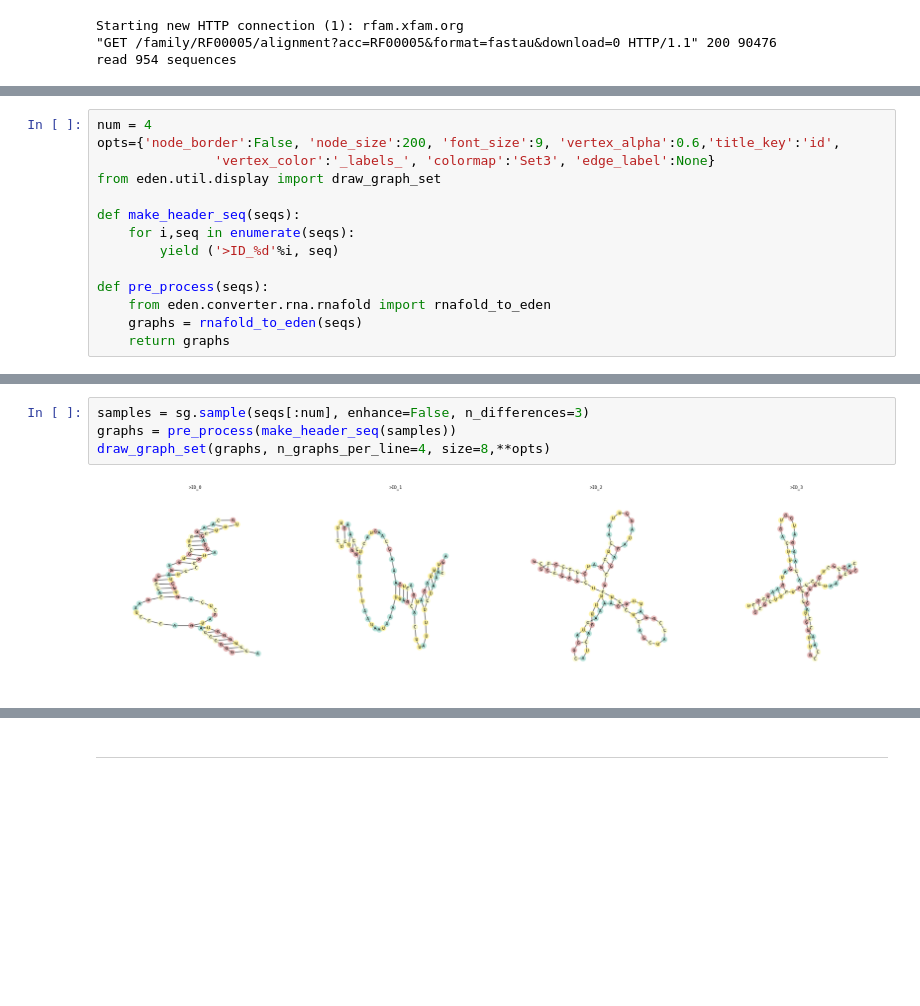
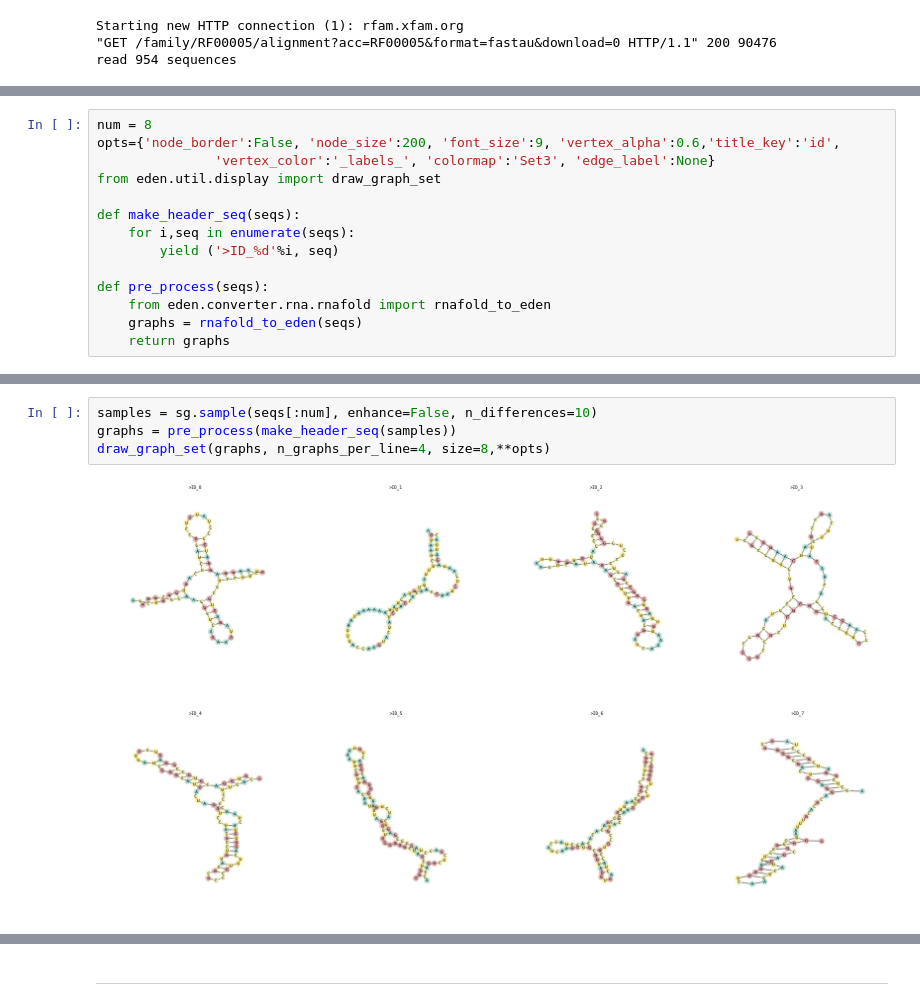
Before and after one commit to fabriziocosta/EDeN_examples, a Jupyter notebook: bioinf/rna/Sequence Generator.ipynb, the cells around one changed output, grey strips where cells are left out. Drawn from its saved outputs; the diff is of its cells as text; blank space fills up the shorter version.

```diff
--- a/bioinf/rna/Sequence Generator.ipynb
+++ b/bioinf/rna/Sequence Generator.ipynb
@@ -81,5 +78,5 @@ Wall time: 6.35 s
 # %%
-num = 4
+num = 8
 opts={'node_border':False, 'node_size':200, 'font_size':9, 'vertex_alpha':0.6,'title_key':'id',
                'vertex_color':'_labels_', 'colormap':'Set3', 'edge_label':None}
 from eden.util.display import draw_graph_set
@@ -100,9 +98,10 @@ draw_graph_set(graphs, n_graphs_per_line=4, size=8,**opts)
 # %%
-samples = sg.sample(seqs[:num], enhance=False, n_differences=3)
+samples = sg.sample(seqs[:num], enhance=False, n_differences=10)
 graphs = pre_process(make_header_seq(samples))
 draw_graph_set(graphs, n_graphs_per_line=4, size=8,**opts)
 # %% [output]
-[figure, old version]
+[figure, new version]
+[figure, added]
 # %%
 samples = sg.sample(seqs[:num], enhance=True, n_differences=3)
 graphs = pre_process(make_header_seq(samples))
```
Also changed, not shown: parts of 6 cells of this notebook, 1 other file.
